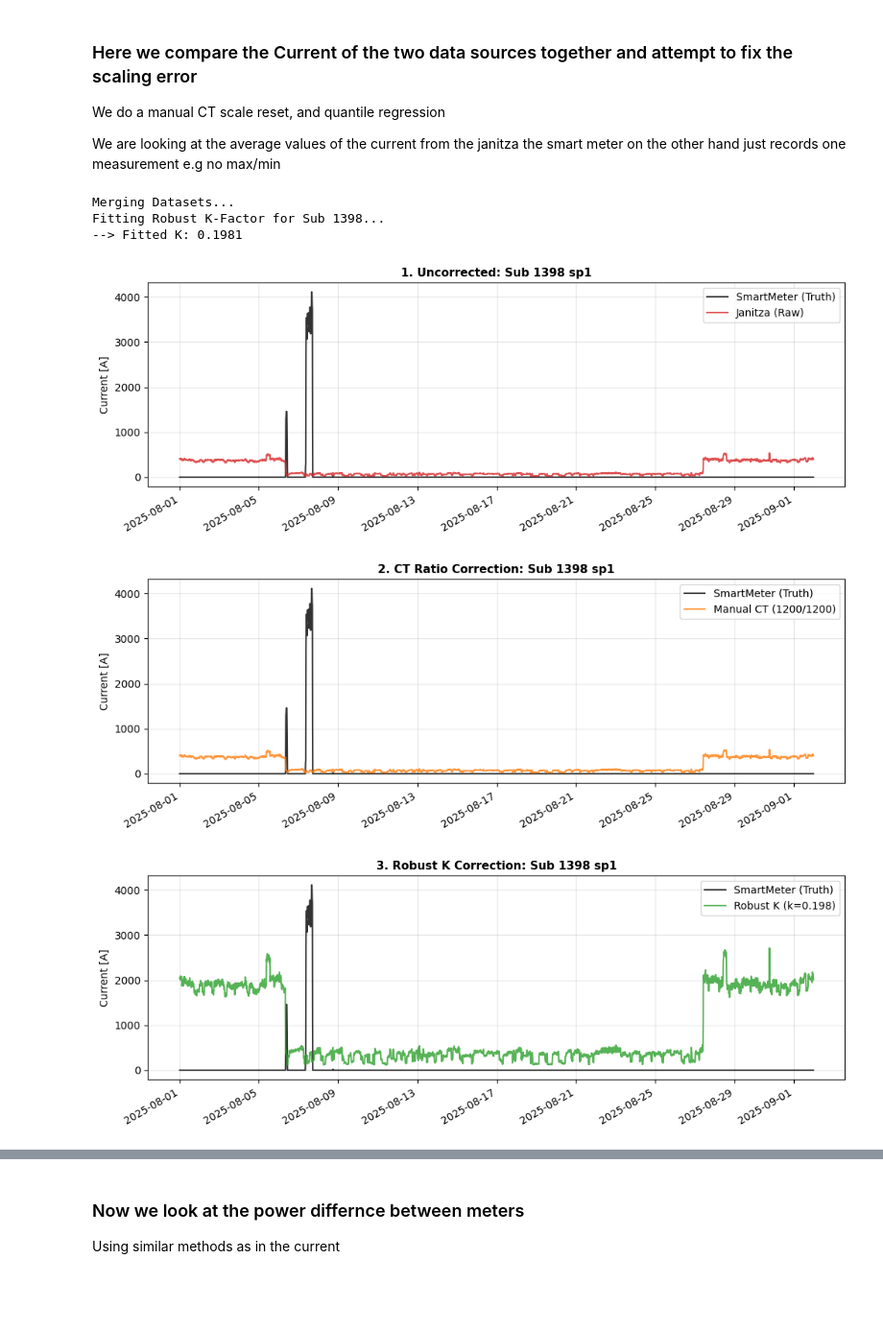
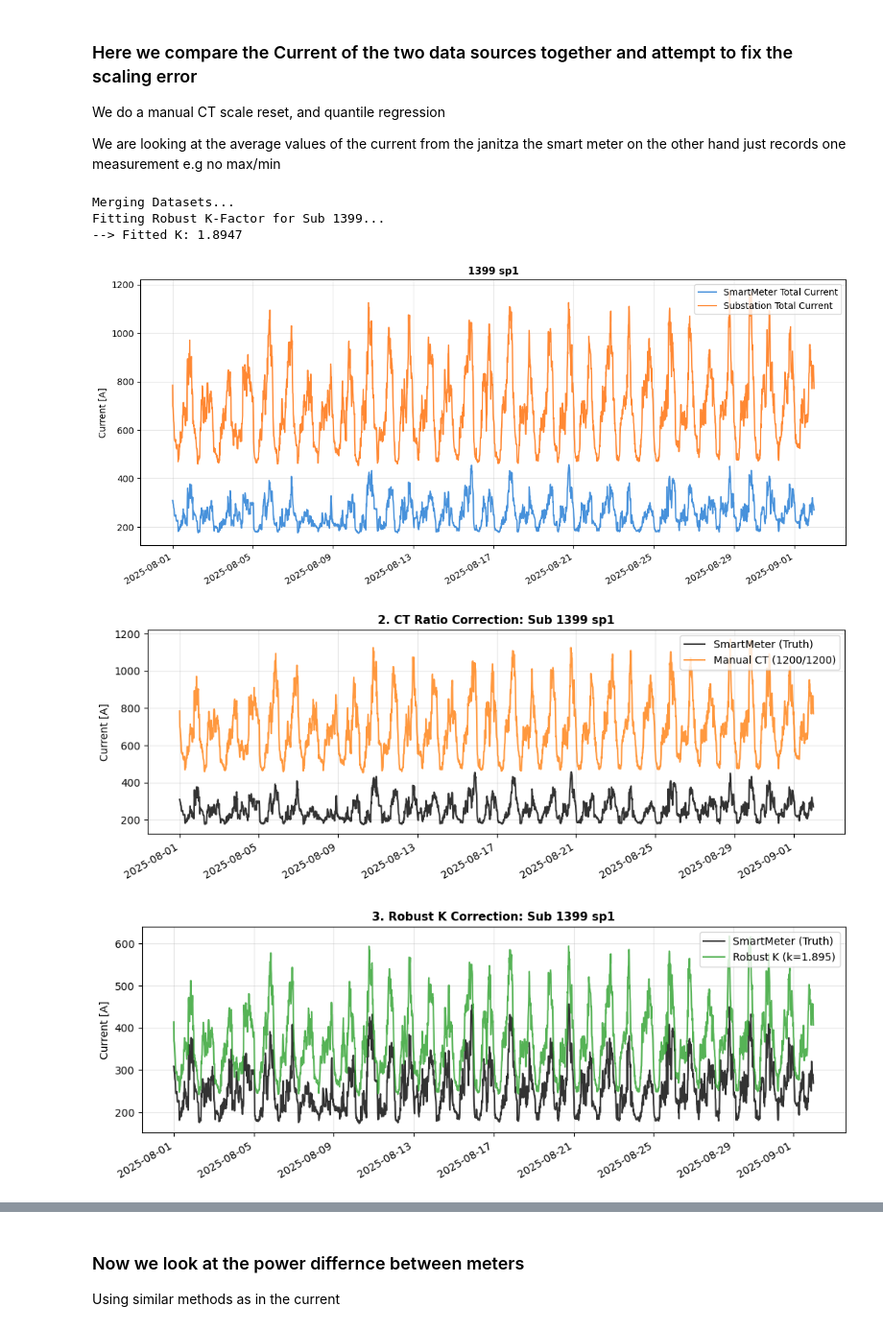
Before and after one commit to MindisBlank/Jasonaq_thesis, a Jupyter notebook: notebooks/smartmeter_vs_janitza.ipynb, the cells around one changed output, grey strips where cells are left out. Shown at 96% size. Saved outputs shown, nothing was run; the diff lists cells and outputs as text; code cells hidden in the pictures; blank space fills up the shorter version.

```diff
--- a/notebooks/smartmeter_vs_janitza.ipynb
+++ b/notebooks/smartmeter_vs_janitza.ipynb
@@ -1039,10 +1043,10 @@ def plot_analysis_current(df_sub, k_val, config, df_metrics):
         fig.autofmt_xdate()
 
     # --- PLOT 1: Uncorrected (Raw) ---
-    fig, ax1 = plt.subplots(figsize=(12, 4))
-    ax1.plot(df_plot.index, df_plot["I_sum_equiv"], label="SmartMeter (Truth)", color="black", lw=1.5, alpha=0.8)
-    ax1.plot(df_plot.index, df_plot["I_total_avg"], label="Janitza (Raw)", color="tab:red", alpha=0.8)
-    setup_ax(ax1, f"1. Uncorrected: Sub {config['sub_id']} {config['trafo_id']}")
+    fig, ax1 = plt.subplots(figsize=(14, 6))
+    ax1.plot(df_plot.index, df_plot["I_sum_equiv"], label="SmartMeter Total Current", color='#1976D2', lw=1.5, alpha=0.8)
+    ax1.plot(df_plot.index, df_plot["I_total_avg"], label="Substation Total Current", color='#FF6B00', alpha=0.8)
+    setup_ax(ax1, f"{config['sub_id']} {config['trafo_id']}")
     plt.show()
 
     # --- PLOT 2: CT Ratio Correction ---
@@ -1092,7 +1096,7 @@ def plot_analysis_current(df_sub, k_val, config, df_metrics):
     plt.show()
 
 CONFIG = {
-    "sub_id": 1398,
+    "sub_id": 1399,
     "trafo_id": "sp1",
     "start_date": "2025-08-01",
     "end_date": "2025-09-01",
@@ -1124,35 +1128,35 @@ k_fitted = fit_robust_k(df_sub, CONFIG)
 print(f"--> Fitted K: {k_fitted:.4f}")
 
 # D. Apply Corrections
 # 1. Robust K Correction: Janitza / k
 df_sub["I_total_jn_corr"] = df_sub["I_total_avg"] / k_fitted
 
 # 2. Manual CT Correction: Janitza * (Real/Wrong)
 manual_ratio = CONFIG["ct_real"] / CONFIG["ct_wrong"]
 df_sub["I_total_jn_manual"] = df_sub["I_total_avg"] * manual_ratio
 
 # E. Calculate Metrics (Using Custom Robust Metrics Function)
 metrics_list = []
 scenarios = [
     ("I_total_avg", "1. Raw (Baseline)"),
     ("I_total_jn_manual", f"2. Manual ({CONFIG['ct_real']}/{CONFIG['ct_wrong']})"),
     ("I_total_jn_corr", f"3. Robust K (k={k_fitted:.2f})")
 ]
 
 for col, label in scenarios:
     # Pass df with reset index to access columns cleanly
     stats = calculate_robust_metrics(df_sub.reset_index(), sm_col="I_sum_equiv", jn_col=col)
     stats["Method"] = label
     metrics_list.append(stats)
 
 df_metrics = pd.concat(metrics_list).reset_index(drop=True)
 
 # F. Plot Analysis
 plot_analysis_current(df_sub, k_fitted, CONFIG, df_metrics)
 # %% [output]
 Merging Datasets...
-Fitting Robust K-Factor for Sub 1398...
---> Fitted K: 0.1981
+Fitting Robust K-Factor for Sub 1399...
+--> Fitted K: 1.8947
-[figure, old version]
+[figure, new version]
-[figure, old version]
+[figure, new version]
-[figure, old version]
+[figure, new version]
```
Also changed, not shown: parts of 6 cells of this notebook, 4 other files.
